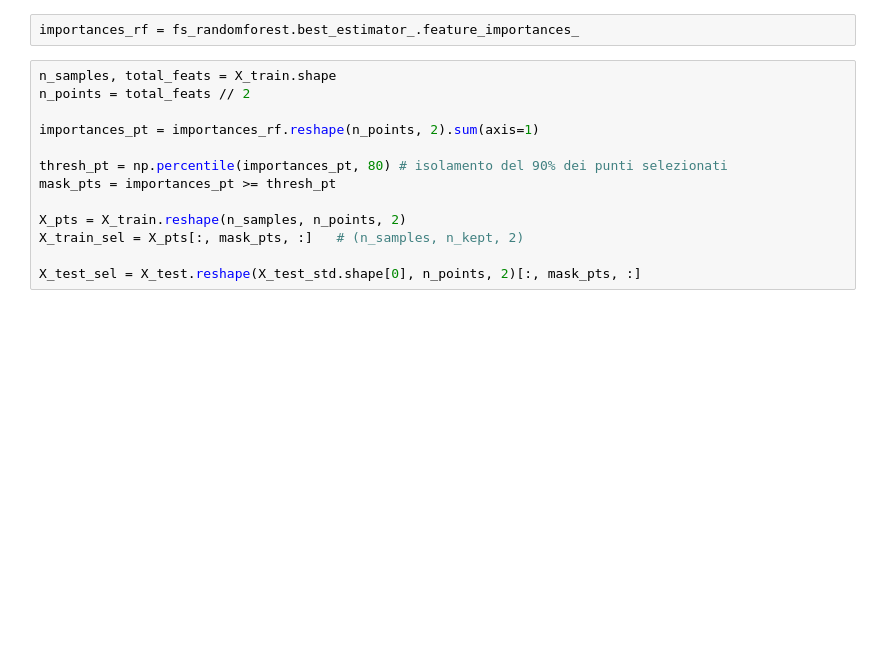
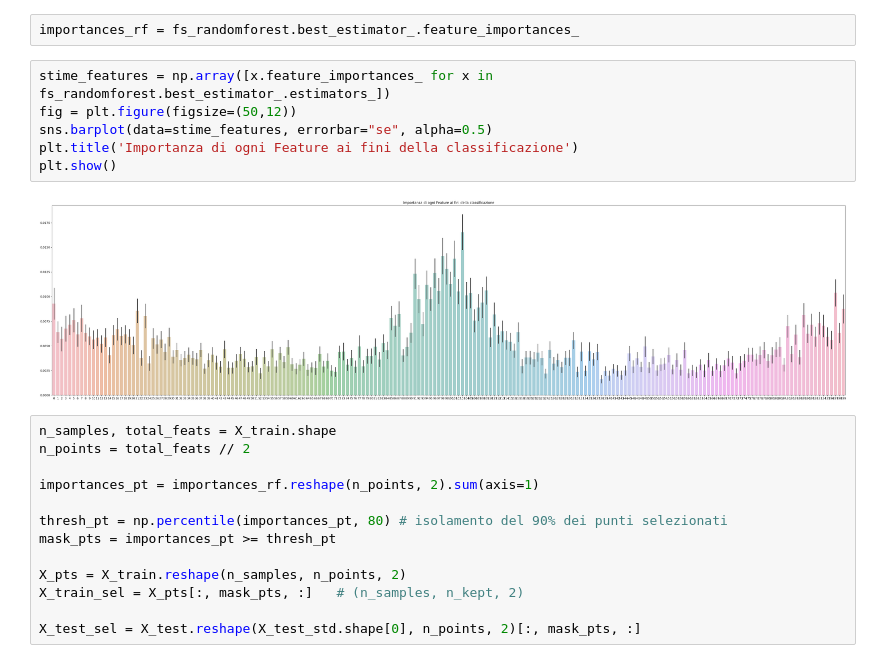
Before and after one commit to fettinz/Shape-recognition-Machine-Learning, a Jupyter notebook: Bellacopia.ipynb, the cells around one changed output. Cells and saved outputs as stored; diff of their text form; blank space fills up the shorter version.

```diff
--- a/Bellacopia.ipynb
+++ b/Bellacopia.ipynb
@@ -392,6 +384,14 @@ Best score:
 * Dopo aver addestrato il modello sul train set, otteniamo le features più importanti, ottenute automaticamente dall'addestramento stesso
 # %%
 importances_rf = fs_randomforest.best_estimator_.feature_importances_
+# %%
+stime_features = np.array([x.feature_importances_ for x in fs_randomforest.best_estimator_.estimators_])
+fig = plt.figure(figsize=(50,12))
+sns.barplot(data=stime_features, errorbar="se", alpha=0.5)
+plt.title('Importanza di ogni Feature ai fini della classificazione')
+plt.show()
+# %% [output]
+[figure, added]
 # %%
 n_samples, total_feats = X_train.shape
 n_points = total_feats // 2
```
Also changed, not shown: parts of 86 cells of this notebook, 1 other file.
